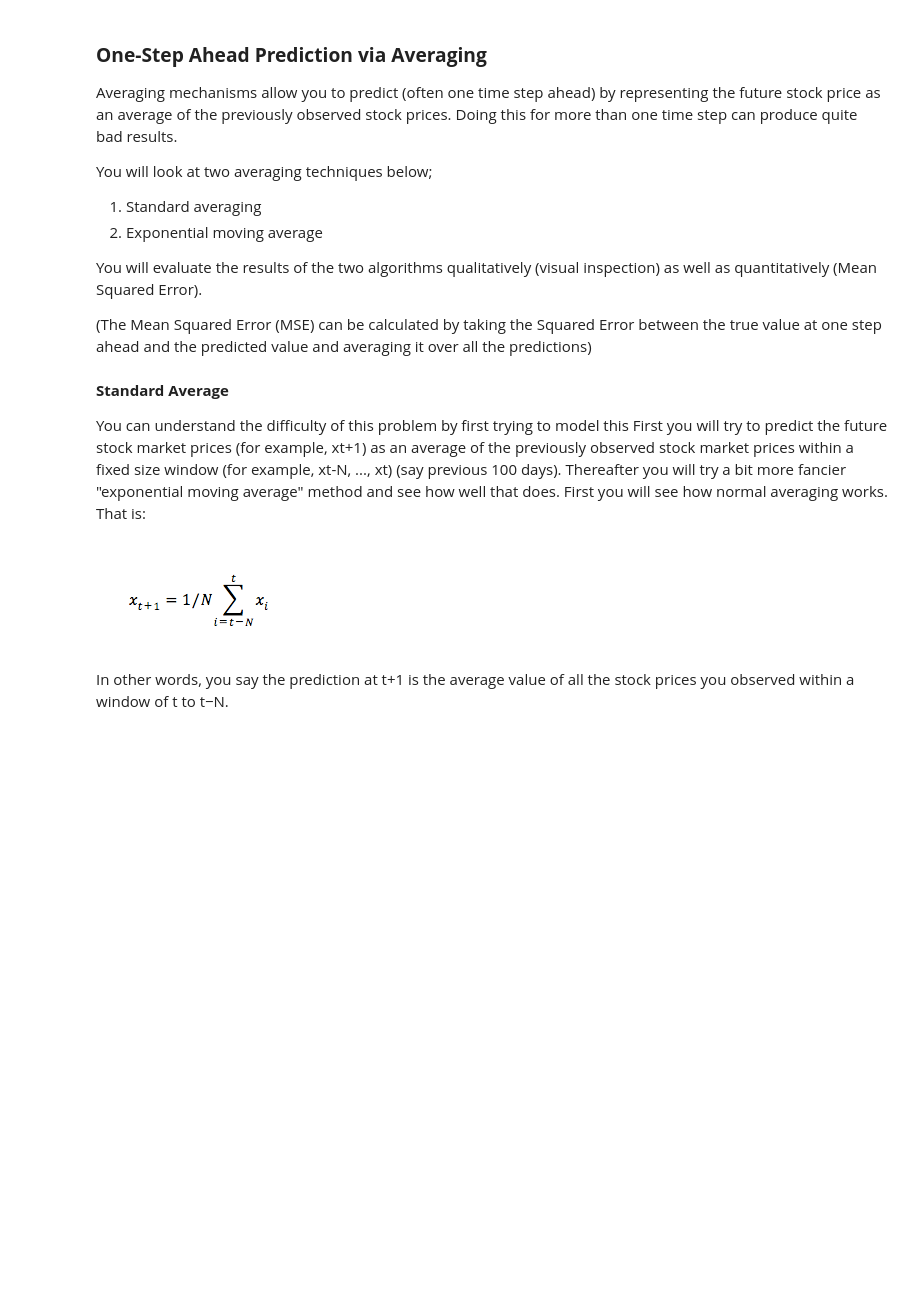
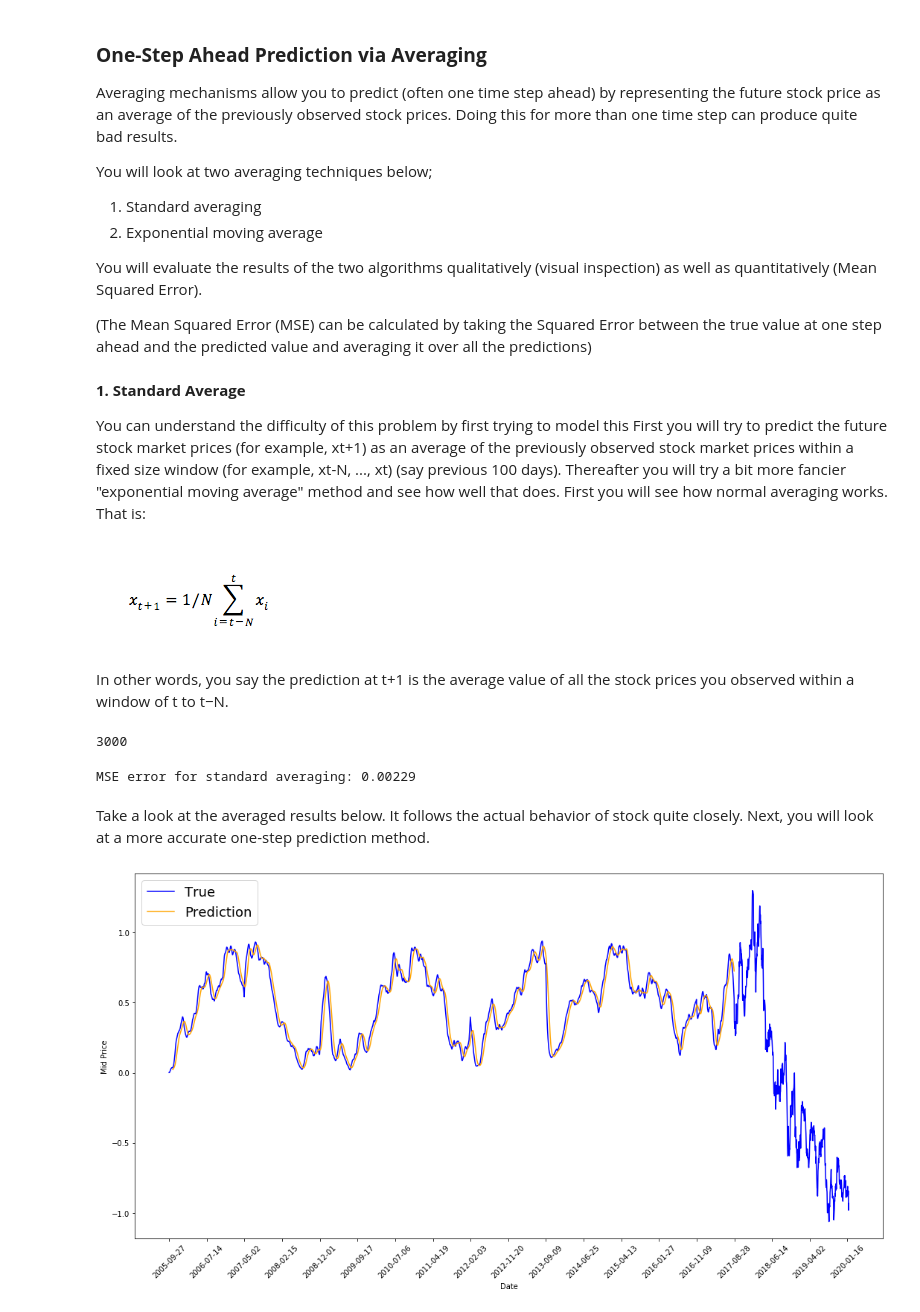
Before and after one commit to sachinkun21/Stock_price_prediction, a Jupyter notebook: IOCL_Predictions_in_Python.ipynb, the cells around one changed output. Saved outputs shown, nothing was run; the diff lists cells and outputs as text; code cells hidden in the pictures; blank space fills up the shorter version.

```diff
--- a/IOCL_Predictions_in_Python.ipynb
+++ b/IOCL_Predictions_in_Python.ipynb
@@ -343,7 +343,7 @@ You will evaluate the results of the two algorithms qualitatively (visual inspec
 
 (The Mean Squared Error (MSE) can be calculated by taking the Squared Error between the true value at one step ahead and the predicted value and averaging it over all the predictions)
 # %% [markdown]
-**Standard Average**
+**1. Standard Average**
 
 You can understand the difficulty of this problem by first trying to model this First you will try to predict the future stock market prices (for example, xt+1) as an average of the previously observed stock market prices within a fixed size window (for example, xt-N, ..., xt) (say previous 100 days). Thereafter you will try a bit more fancier "exponential moving average" method and see how well that does.
 First you will see how normal averaging works. That is:
@@ -352,3 +352,50 @@ First you will see how normal averaging works. That is:
 
 
 In other words, you say the prediction at t+1 is the average value of all the stock prices you observed within a window of t to t−N.
+# %%
+train_data.size
+# %% [output]
+3000
+# %%
+window_size = 50
+N =  len(train_data)
+std_avg_predictions = []
+std_avg_x = []
+mse_errors = []
+
+for pred_idx in range(window_size, N):
+  if pred_idx>= N:
+# %%
+window_size = 20
+N = train_data.size
+std_avg_predictions = []
+std_avg_x = []
+mse_errors = []
+
+for pred_idx in range(window_size,N):
+
+    # storing Date of Prediction
+    date = stock_df.loc[pred_idx,'Date']
+    std_avg_x.append(date)
+
+    # Storing Corresponing Prediction
+    std_avg_predictions.append(np.mean(train_data[pred_idx-window_size:pred_idx]))
+    # Calculating Squared error
+    mse_errors.append((std_avg_predictions[-1]-train_data[pred_idx])**2)
+
+print('MSE error for standard averaging: %.5f'%(0.5*np.mean(mse_errors)))
+# %% [output]
+MSE error for standard averaging: 0.00229
+# %% [markdown]
+Take a look at the averaged results below. It follows the actual behavior of stock quite closely. Next, you will look at a more accurate one-step prediction method.
+# %%
+plt.figure(figsize = (18,9))
+plt.plot(range(stock_df.shape[0]),all_mid_data,color='b',label='True')
+plt.plot(range(window_size,N),std_avg_predictions,color='orange',label='Prediction')
+plt.xticks(range(0,stock_df.shape[0],200),[i.date() for i in stock_df['Date'].loc[::200]],rotation=45)
+plt.xlabel('Date')
+plt.ylabel('Mid Price')
+plt.legend(fontsize=18)
+plt.show()
+# %% [output]
+[figure, added]
```
Also changed, not shown: parts of 1 cell of this notebook.
